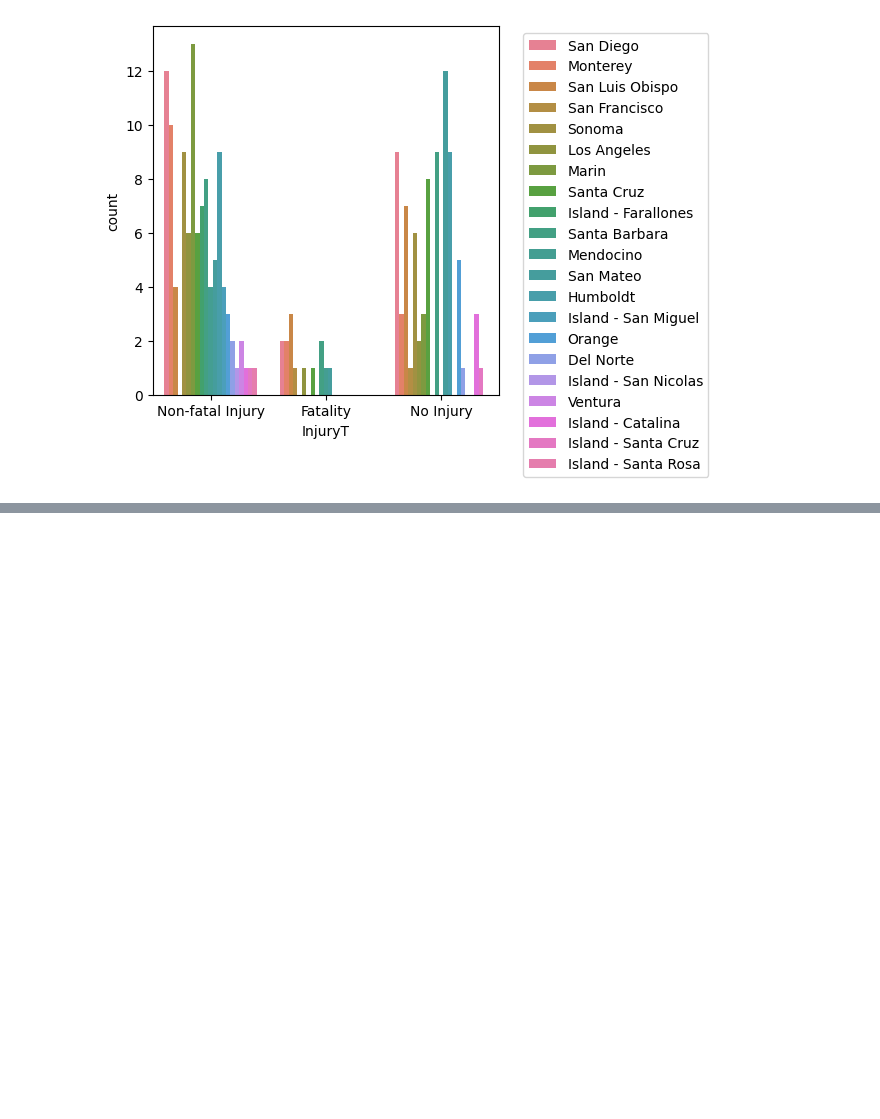
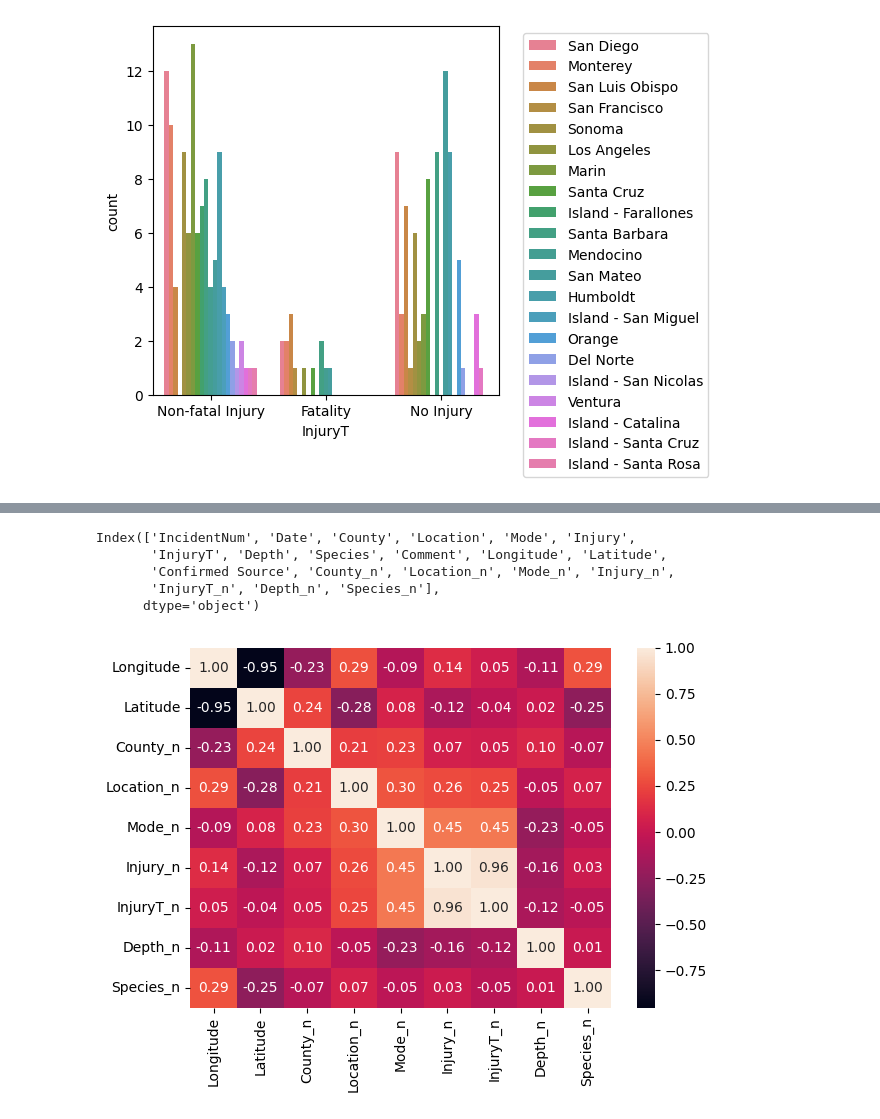
Before and after one commit to PabloRoblesA/tareaflask, a Jupyter notebook: src/sharky.ipynb, the cells around one changed output, grey strips where cells are left out. Cells and saved outputs as stored; diff of their text form; code cells hidden in the pictures; blank space fills up the shorter version.

```diff
--- a/src/sharky.ipynb
+++ b/src/sharky.ipynb
@@ -149,0 +157,13 @@ plt.show()
+# %%
+df=df[['County', 'Location', 'Mode', 'Injury','InjuryT', 'Depth', 'Species', 'Longitude', 'Latitude']]
+# %%
+#Pasar variables categoricas a numericas
+df['County_n']=pd.factorize(df['County'])[0]
+df['Location_n']=pd.factorize(df['Location'])[0]
+df['Mode_n']=pd.factorize(df['Mode'])[0]
+df['Injury_n']=pd.factorize(df['Injury'])[0]
+df['InjuryT_n']=pd.factorize(df['InjuryT'])[0]
+df['Depth_n']=pd.factorize(df['Depth'])[0]
+df['Species_n']=pd.factorize(df['Species'])[0]
+
+df.head()
@@ -149,0 +177,16 @@ plt.show()
+# %%
+df.columns
+# %% [output]
+Index(['IncidentNum', 'Date', 'County', 'Location', 'Mode', 'Injury',
+       'InjuryT', 'Depth', 'Species', 'Comment', 'Longitude', 'Latitude',
+       'Confirmed Source', 'County_n', 'Location_n', 'Mode_n', 'Injury_n',
+       'InjuryT_n', 'Depth_n', 'Species_n'],
+      dtype='object')
+# %%
+# Analisis de correlacion.
+sns.heatmap(df[['Longitude', 'Latitude', 'County_n', 'Location_n', 'Mode_n', 'Injury_n','InjuryT_n', 'Depth_n', 'Species_n']].corr(),annot=True,fmt='.2f')
+
+plt.tight_layout()
+plt.show()
+# %% [output]
+[figure, added]
```
Also changed, not shown: parts of 3 cells of this notebook.
